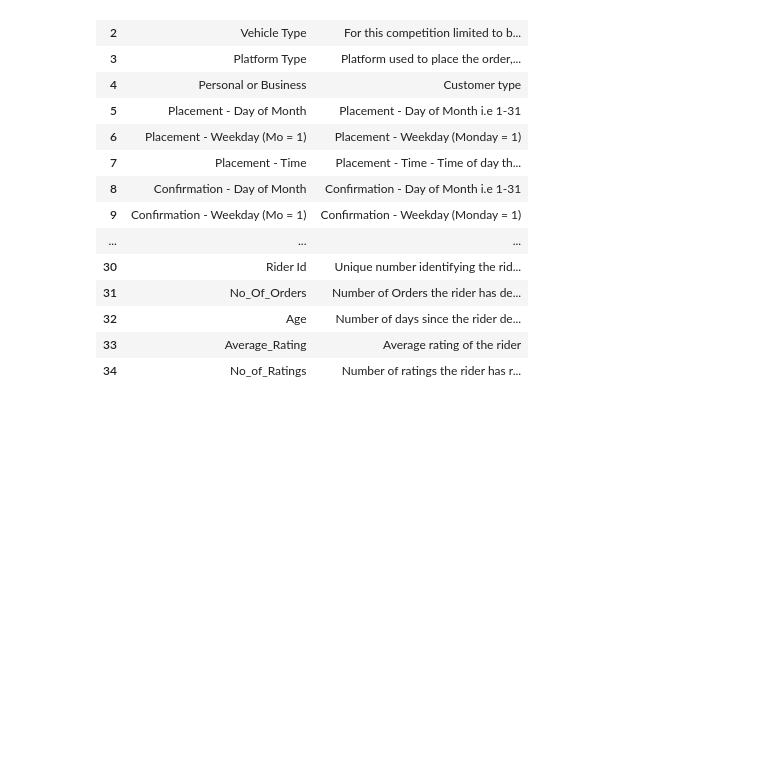
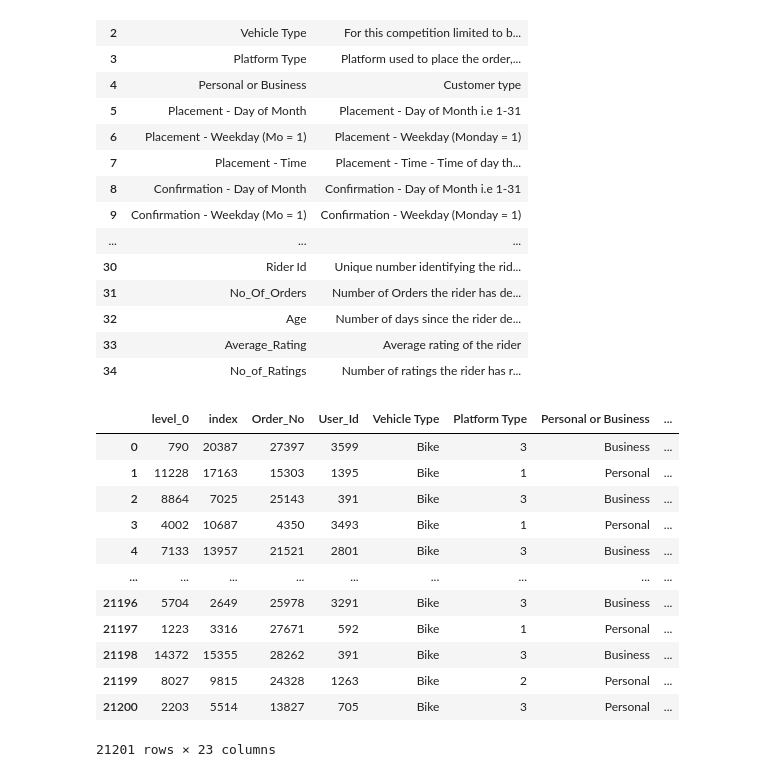
Before and after one commit to nelson-lojo/motor-bi-X, a Jupyter notebook: notebook-nelson.ipynb, the cells around one changed output. Drawn from its saved outputs; the diff is of its cells as text; code cells hidden in the pictures; blank space fills up the shorter version.

Commit message:
merging emily and nelson cleans

```diff
--- a/notebook-nelson.ipynb
+++ b/notebook-nelson.ipynb
@@ -98,3 +98,25 @@ desc
 | 32 | Age | Number of days since the rider de... |
 | 33 | Average_Rating | Average rating of the rider |
 | 34 | No_of_Ratings | Number of ratings the rider has r... |
+# %%
+em = load_sample(percentage=1, sql_db="data/cleaned_emily.db")
+# %%
+em.drop(columns=["level_0", "index"]).rename({
+    "Order_No" : "order_no",
+    "User_Id" : "user_id",
+    "Rider_Id" : "rider_id"
+})
+# %% [output]
+|  | level_0 | index | Order_No | User_Id | Vehicle Type | Platform Type | Personal or Business | ... |
+| 0 | 790 | 20387 | 27397 | 3599 | Bike | 3 | Business | ... |
+| 1 | 11228 | 17163 | 15303 | 1395 | Bike | 1 | Personal | ... |
+| 2 | 8864 | 7025 | 25143 | 391 | Bike | 3 | Business | ... |
+| 3 | 4002 | 10687 | 4350 | 3493 | Bike | 1 | Personal | ... |
+| 4 | 7133 | 13957 | 21521 | 2801 | Bike | 3 | Business | ... |
+| ... | ... | ... | ... | ... | ... | ... | ... | ... |
+| 21196 | 5704 | 2649 | 25978 | 3291 | Bike | 3 | Business | ... |
+| 21197 | 1223 | 3316 | 27671 | 592 | Bike | 1 | Personal | ... |
+| 21198 | 14372 | 15355 | 28262 | 391 | Bike | 3 | Business | ... |
+| 21199 | 8027 | 9815 | 24328 | 1263 | Bike | 2 | Personal | ... |
+| 21200 | 2203 | 5514 | 13827 | 705 | Bike | 3 | Personal | ... |
+21201 rows × 23 columns
```
